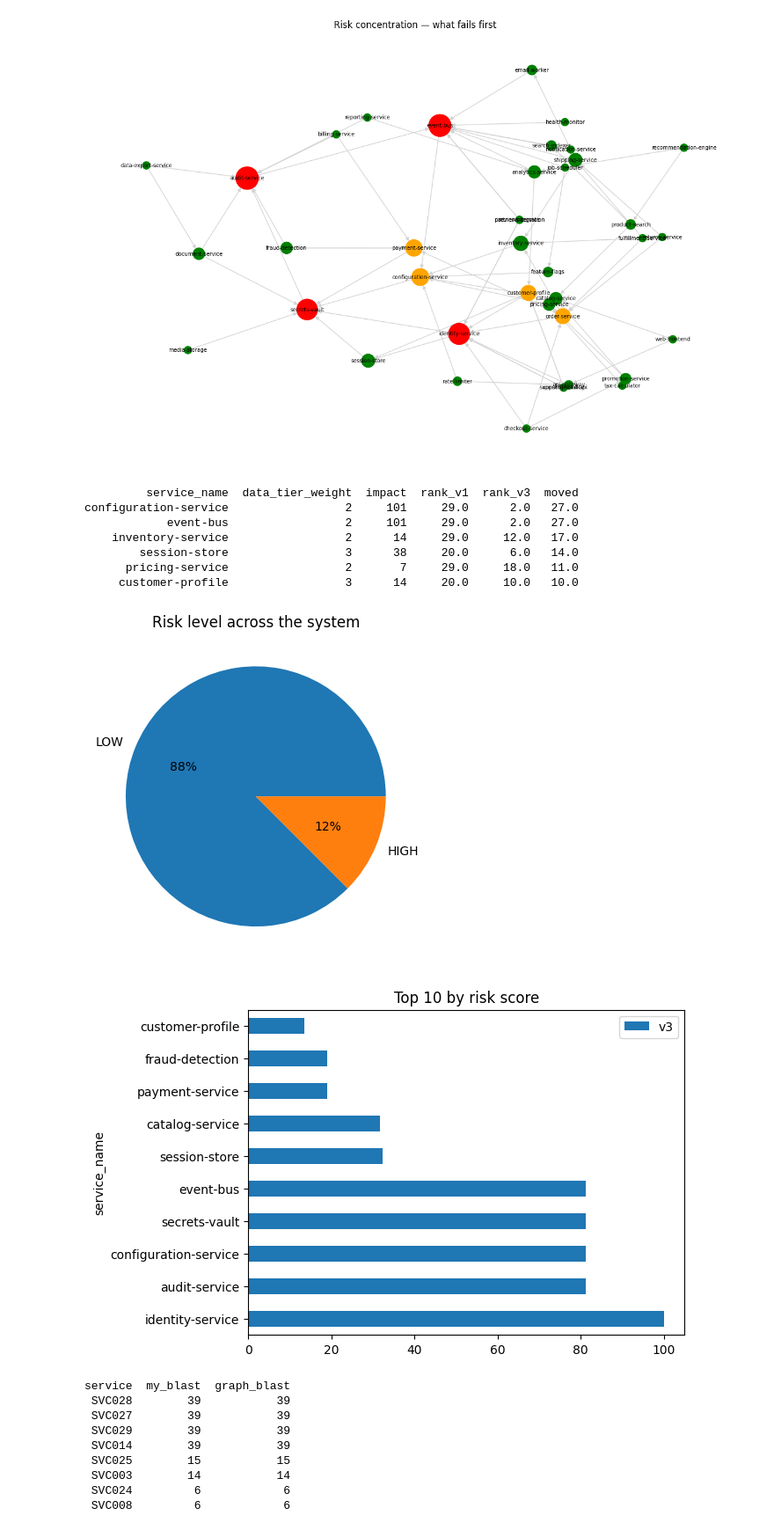
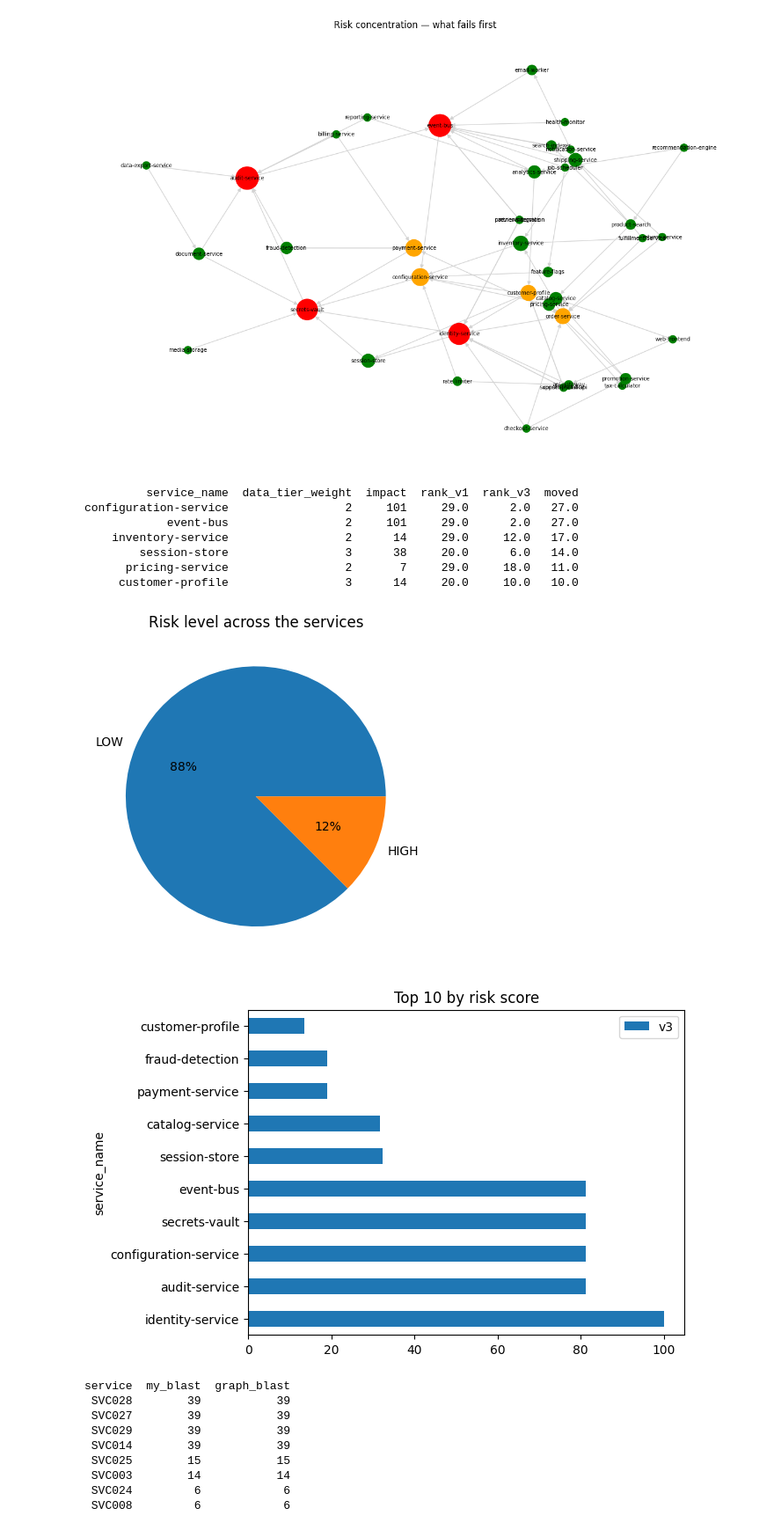
Before and after one commit to MarwaSal/risk-impact-modelling, a Jupyter notebook: blast-radius-risk-model.ipynb, the cells around one changed output. Shown at 88% size. Saved outputs shown, nothing was run; the diff lists cells and outputs as text; code cells hidden in the pictures.

```diff
--- a/blast-radius-risk-model.ipynb
+++ b/blast-radius-risk-model.ipynb
@@ -60,10 +59,7 @@ import matplotlib.pyplot as plt
 
 def to_score(column):
     """Scale a measure to 0-100 so the versions can be compared.
-
-    Divide every value by the largest one, then multiply by 100:
-    the highest becomes 100 and everything else sits below it.
-    This is min-max normalisation, with the minimum at zero.
+    Normalises relative to the maximum.
     """
     return (column / column.max() * 100).round(1)
 
@@ -400,7 +397,7 @@ show_graph("direct_score", "Risk concentration — what fails first")
 24          session-store          2              6          26.1
 [figure]
 # %%
-from networkx.algorithms.matching import min_weight_matching
+
 # ===============================================================
 # Did the ranking actually change?
 #
@@ -408,40 +405,40 @@ from networkx.algorithms.matching import min_weight_matching
 # structure.
 # ===============================================================
 
-# rank() turns scores into positions — 1st, 2nd, 3rd.
-#sort_values reorders the rows but rank leaves the rows where they are and adds a column saying what position each would be in
+
+
 services["rank_v1"] = services["v1"].rank(ascending=False, method="min") # services with same score share the lowest position,
 services["rank_v3"] = services["v3"].rank(ascending=False, method="min")
 
 # how far each service moved between the two
 services["moved"] = services["rank_v1"] - services["rank_v3"]
 
 print(services.nlargest(6, "moved")[["service_name", "data_tier_weight",
       "impact", "rank_v1", "rank_v3", "moved"]].to_string(index=False))
 
 
 # ===============================================================
 # Charts
 # ===============================================================
 
 services["level_v3"].value_counts().plot.pie(autopct="%1.0f%%")
-plt.title("Risk level across the system")
+plt.title("Risk level across the services")
 plt.ylabel("")
 plt.show()
 
 
 services.nlargest(10, "v3").plot.barh(x="service_name", y="v3")
 plt.title("Top 10 by risk score")
 plt.show()
 # %% [output]
          service_name  data_tier_weight  impact  rank_v1  rank_v3  moved
 configuration-service                 2     101     29.0      2.0   27.0
             event-bus                 2     101     29.0      2.0   27.0
     inventory-service                 2      14     29.0     12.0   17.0
         session-store                 3      38     20.0      6.0   14.0
       pricing-service                 2       7     29.0     18.0   11.0
      customer-profile                 3      14     20.0     10.0   10.0
-[figure, old version]
+[figure, new version]
 [figure]
 # %%
 # ===============================================================
```
Also changed, not shown: parts of 9 cells of this notebook.
